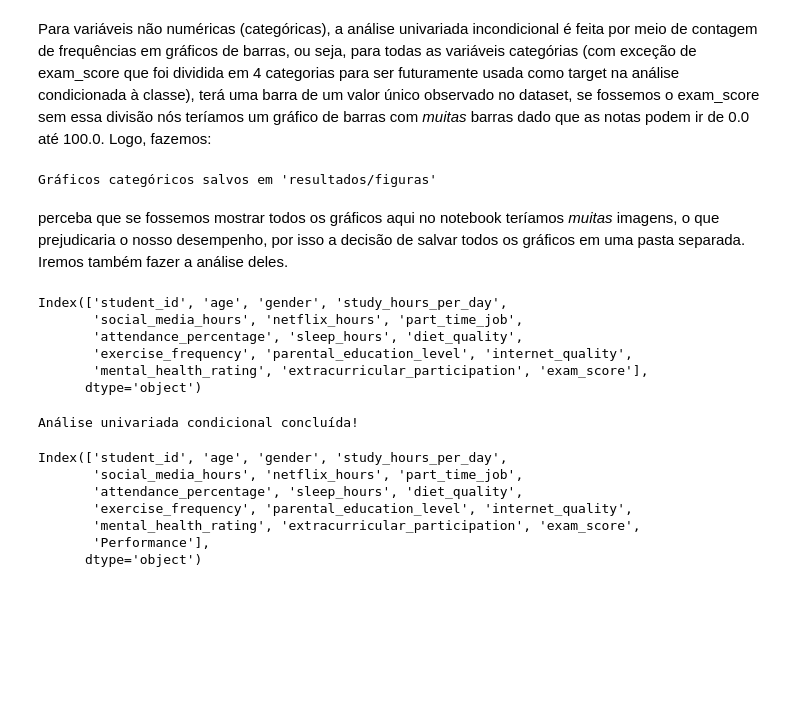
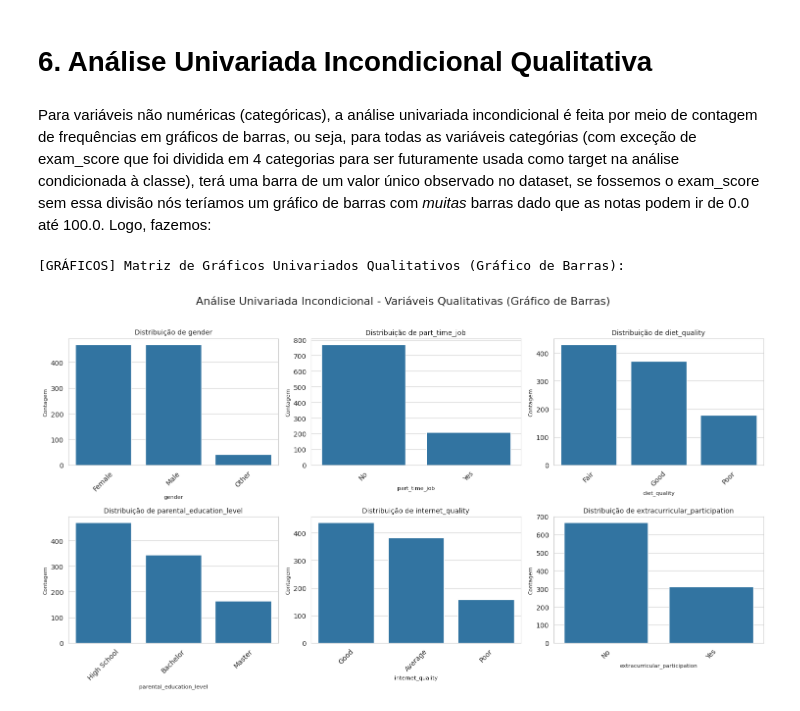
Before and after one commit to MRGdSFS/HW1----ICA-2025.2, a Jupyter notebook: notebooks/02_analise_univariada.ipynb, the cells around one changed output. Cells and saved outputs as stored; diff of their text form; code cells hidden in the pictures; blank space fills up the shorter version.

```diff
--- a/notebooks/02_analise_univariada.ipynb
+++ b/notebooks/02_analise_univariada.ipynb
@@ -124,35 +249,11 @@ Gráficos numéricos salvos em 'resultados/figuras'
+# %% [markdown]
+# 6. Análise Univariada Incondicional Qualitativa
 # %% [markdown]
 Para variáveis não numéricas (categóricas), a análise univariada incondicional é feita
 por meio de contagem de frequências em gráficos de barras, ou seja, para todas as variáveis categórias (com exceção de exam\_score que foi dividida em 4 categorias para ser futuramente usada como target na análise condicionada à classe), terá uma barra de um valor único observado no dataset, se fossemos o exam\_score sem essa divisão nós teríamos um gráfico de barras com *muitas* barras dado que as notas podem ir de 0.0 até 100.0. Logo, fazemos:
-# %%
-analise_categoricas(df)
-print("Gráficos categóricos salvos em 'resultados/figuras'")
-# %% [output]
-Gráficos categóricos salvos em 'resultados/figuras'
-# %% [markdown]
-perceba que se fossemos mostrar todos os gráficos aqui no notebook teríamos *muitas* imagens, o que prejudicaria o nosso desempenho, por isso a decisão de salvar todos os gráficos em uma pasta separada. Iremos também fazer a análise deles.
-# %%
-print(df.columns)
-# %% [output]
-Index(['student_id', 'age', 'gender', 'study_hours_per_day',
-       'social_media_hours', 'netflix_hours', 'part_time_job',
-       'attendance_percentage', 'sleep_hours', 'diet_quality',
-       'exercise_frequency', 'parental_education_level', 'internet_quality',
-       'mental_health_rating', 'extracurricular_participation', 'exam_score'],
-      dtype='object')
-# %%
-df = carregar_dados(caminho_csv)
-df = categorizar_performance(df)   # cria a coluna Performance
-sumario_condicional = analise_univariada_condicional(df, classe_col="Performance")
-# %% [output]
-Análise univariada condicional concluída!
-# %%
-print(df.columns)
-# %% [output]
-Index(['student_id', 'age', 'gender', 'study_hours_per_day',
-       'social_media_hours', 'netflix_hours', 'part_time_job',
-       'attendance_percentage', 'sleep_hours', 'diet_quality',
-       'exercise_frequency', 'parental_education_level', 'internet_quality',
-       'mental_health_rating', 'extracurricular_participation', 'exam_score',
-       'Performance'],
-      dtype='object')
+# %%
+print("\n[GRÁFICOS] Matriz de Gráficos Univariados Qualitativos (Gráfico de Barras):")
+au.plot_matriz_univariada_qualitativa(df_limpo, qualitativas)
+# %% [output]
+[GRÁFICOS] Matriz de Gráficos Univariados Qualitativos (Gráfico de Barras):
+[figure, added]
```
Also changed, not shown: parts of 54 cells of this notebook, 4 other files.
